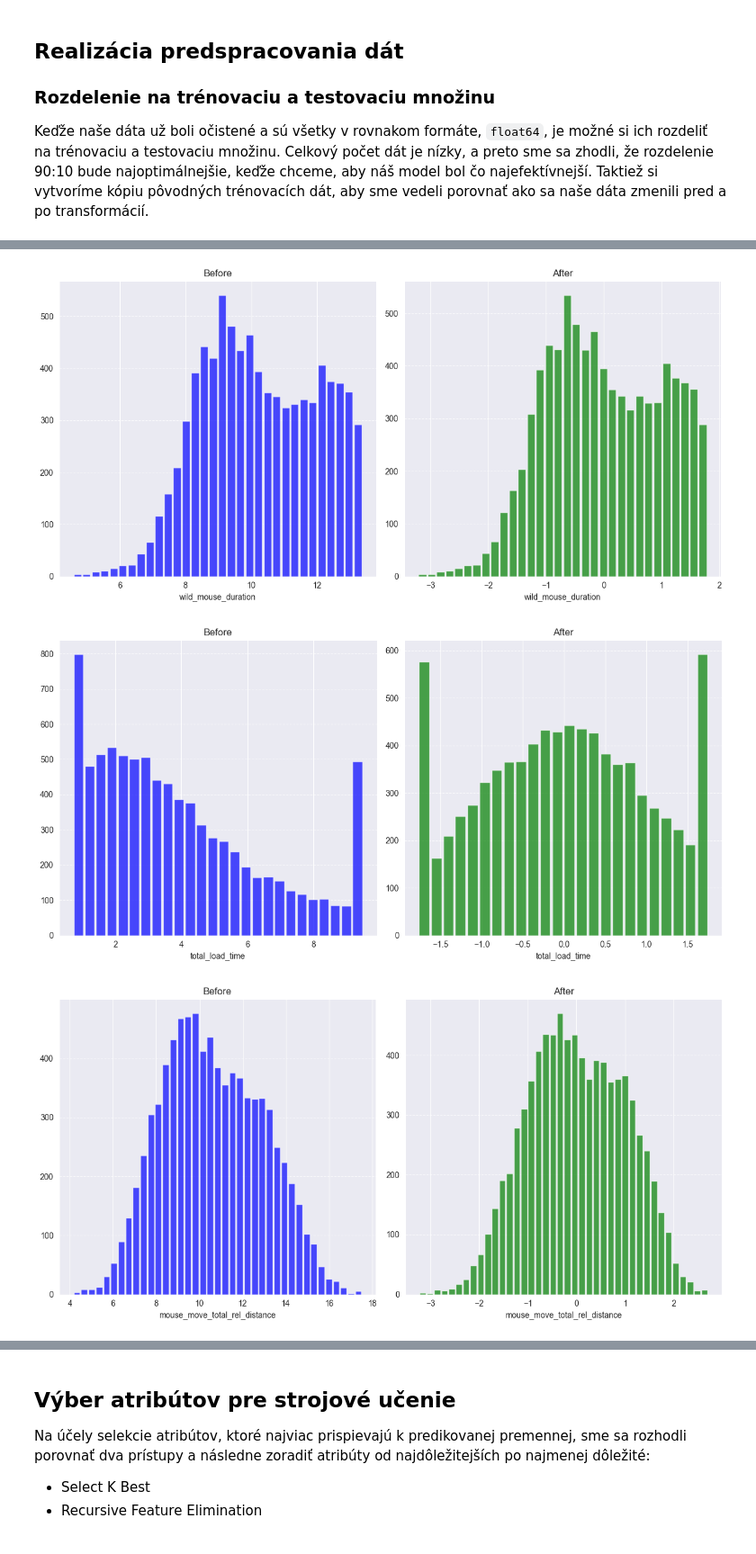
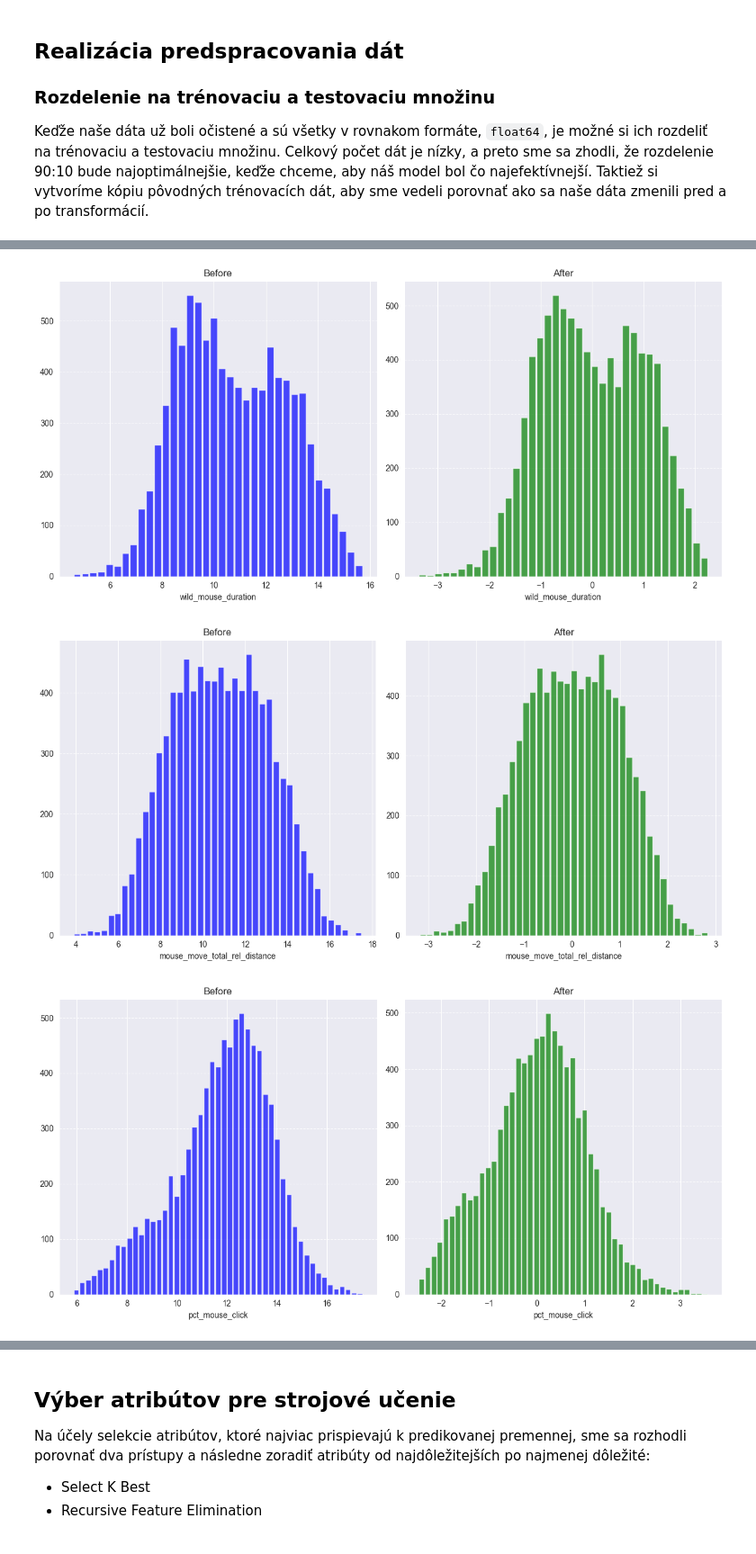
Before and after one commit to xslizik/iau-eshop, a Jupyter notebook: Preprocessing.ipynb, the cells around one changed output, grey strips where cells are left out. Shown at 90% size. Saved outputs shown, nothing was run; the diff lists cells and outputs as text; code cells hidden in the pictures.

```diff
--- a/Preprocessing.ipynb
+++ b/Preprocessing.ipynb
@@ -263,7 +301,7 @@ for column in outlier_columns:
     find_outliers(sessions[column], former_outlier_column_count)
 
 sorted_columns = sorted(former_outlier_column_count, key=former_outlier_column_count.get, reverse=True)
-outliers1, outliers2 = sorted_columns[:len(null_cols)//2], null_cols[len(null_cols)//2:]
+outliers1, outliers2 = sorted_columns[:len(sorted_columns)//2], sorted_columns[len(sorted_columns)//2:]
 former_outlier_column_count
 # %% [output]
 {'pct_scroll_move_duration': 6,
@@ -289,10 +327,12 @@ Na prvú časť, ktorá obsahuje vysoký počet vychýlených hodnôt sme sa roz
 # %%
-def replace_outliers_with_limits(dataframe, column_name):
-    top_limit = dataframe[column_name].quantile(0.95)
-    bottom_limit = dataframe[column_name].quantile(0.05)
-    dataframe[column_name] = dataframe[column_name].clip(lower=top_limit, upper=bottom_limit)
-    return dataframe
+def remove_outliers_derivation(dataframe, column_name):
+    dataframe_mean, dataframe_std = np.mean(dataframe[column_name]), np.std(dataframe[column_name])
+    low = dataframe_mean - dataframe_std * 3
+    high = dataframe_mean + dataframe_std * 3
+    cleaned_dataframe = dataframe.loc[(dataframe[column_name] > low) & (dataframe[column_name] < high)]
+
+    return cleaned_dataframe
 
 for column in outliers1:
-    sessions = replace_outliers_with_limits(sessions, column)
+    sessions = remove_outliers_derivation(sessions, column)
 # %% [markdown]
@@ -371,7 +403,7 @@ sns.heatmap(original_sessions.corr(),ax=ax, annot =True, fmt = ".3f")
 ### Rozdelenie na trénovaciu a testovaciu množinu
 Keďže naše dáta už boli očistené a sú všetky v rovnakom formáte, `float64`, je možné si ich rozdeliť na trénovaciu a testovaciu množinu. Celkový počet dát je nízky, a preto sme sa zhodli, že rozdelenie 90:10 bude najoptimálnejšie, keďže chceme, aby náš model bol čo najefektívnejší. Taktiež si vytvoríme kópiu pôvodných trénovacích dát, aby sme vedeli porovnať ako sa naše dáta zmenili pred a po transformácií.
 # %%
-train_data, test_data= train_test_split(sessions, test_size=0.1, shuffle=True)
+train_data, test_data= train_test_split(sessions, test_size=0.1, random_state=1)
 original_train_data = train_data.copy()
 train_data.hist(bins=20, figsize=(15, 15))
 plt.show()
@@ -412,0 +441,14 @@ def plot_histograms(data1, data2, column_name):
+# %%
+quantile = [
+    "pct_input",
+    "total_load_time"
+]
+
+def quantile_transformer(dataframe, column_name):
+    qt = QuantileTransformer(output_distribution="normal", n_quantiles=10, random_state=42)
+    dataframe[column_name] = qt.fit_transform(dataframe[[column_name]])
+    return dataframe
+
+for column in quantile:
+    train_data = quantile_transformer(train_data, column)
+    plot_histograms(original_train_data[column], train_data[column], column)
@@ -417,13 +462,12 @@ Algoritmy strojového učenia dosahujú lepšie výsledky, keď sú atribúty di
 transformer = [
     "pct_scroll_move_duration",
     "wild_mouse_duration",
-    "total_load_time",
     "mouse_move_total_rel_distance",
     "pct_mouse_click"
 ]
 
-def power_transformer(dataframe, column):
-    dataframe[column] = PowerTransformer().fit_transform(dataframe[[column]])
+def power_transformer(dataframe, column_name):
+    dataframe[column_name] = PowerTransformer().fit_transform(dataframe[[column_name]])
     return dataframe
 
 for column in transformer:
@@ -434,3 +478,3 @@ for column in transformer:
-[figure, old version]
+[figure, new version]
-[figure, old version]
+[figure, new version]
-[figure, old version]
+[figure, new version]
```
Also changed, not shown: parts of 40 cells of this notebook.
